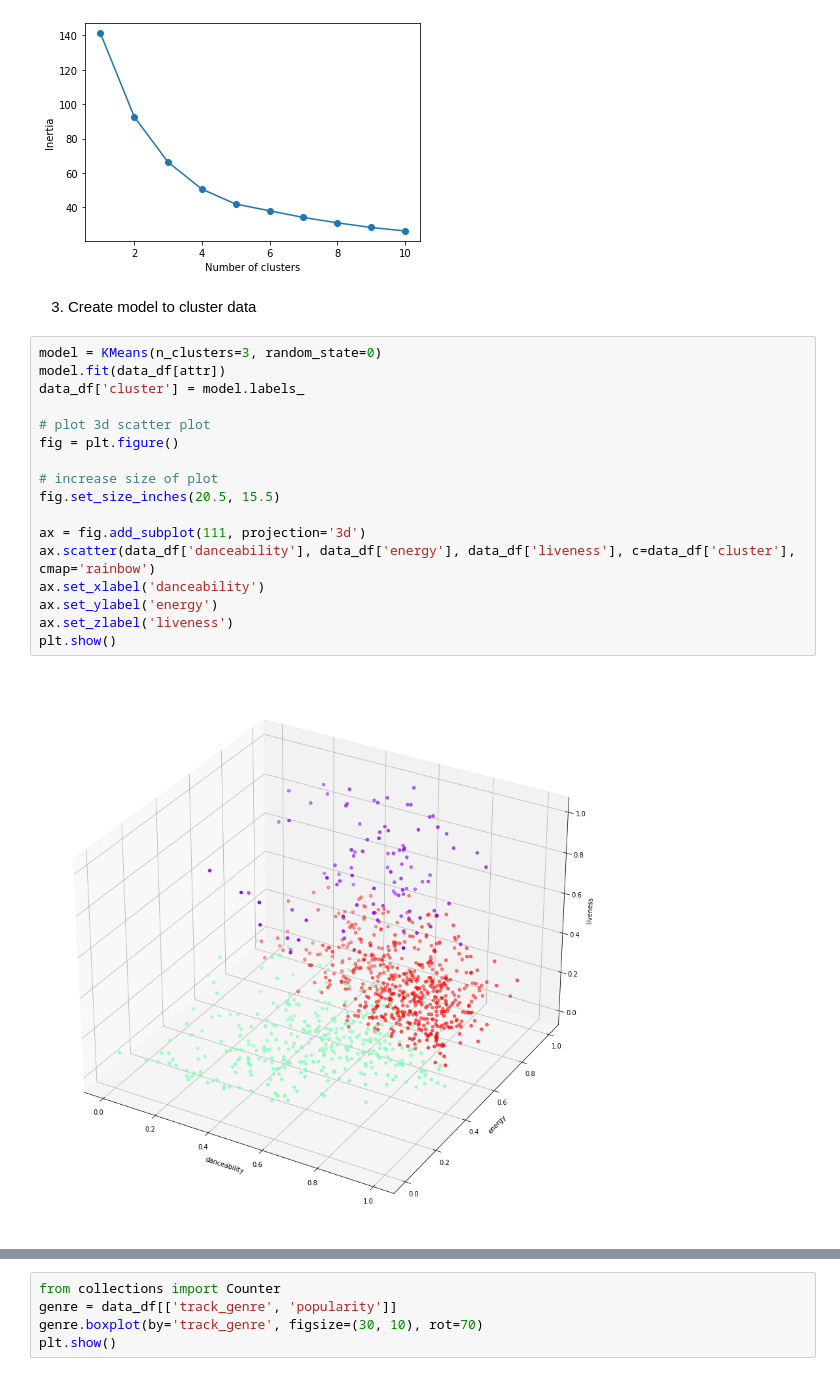
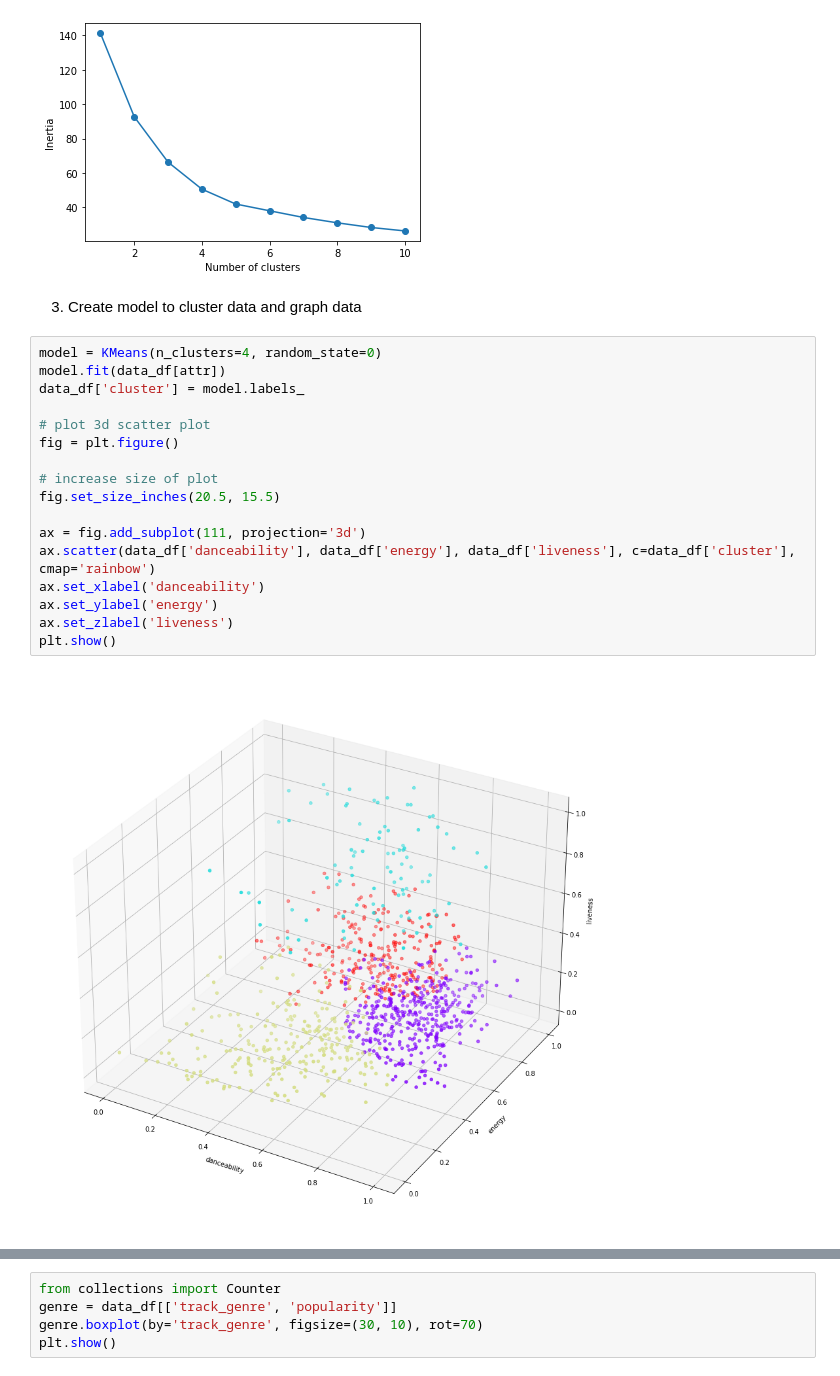
Before and after one commit to kev-ae/ds1-course_project, a Jupyter notebook: cluster.ipynb, the cells around one changed output, grey strips where cells are left out. Drawn from its saved outputs; the diff is of its cells as text.

Commit message:
finish clustering

```diff
--- a/cluster.ipynb
+++ b/cluster.ipynb
@@ -40,23 +40,23 @@ plt.show()
 # %% [output]
 [figure]
 # %% [markdown]
-3. Create model to cluster data
+3. Create model to cluster data and graph data
 # %%
-model = KMeans(n_clusters=3, random_state=0)
+model = KMeans(n_clusters=4, random_state=0)
 model.fit(data_df[attr])
 data_df['cluster'] = model.labels_
 
 # plot 3d scatter plot
 fig = plt.figure()
 
 # increase size of plot
 fig.set_size_inches(20.5, 15.5)
 
 ax = fig.add_subplot(111, projection='3d')
 ax.scatter(data_df['danceability'], data_df['energy'], data_df['liveness'], c=data_df['cluster'], cmap='rainbow')
 ax.set_xlabel('danceability')
 ax.set_ylabel('energy')
 ax.set_zlabel('liveness')
 plt.show()
 # %% [output]
-[figure, old version]
+[figure, new version]
```
Also changed, not shown: parts of 4 cells of this notebook.
